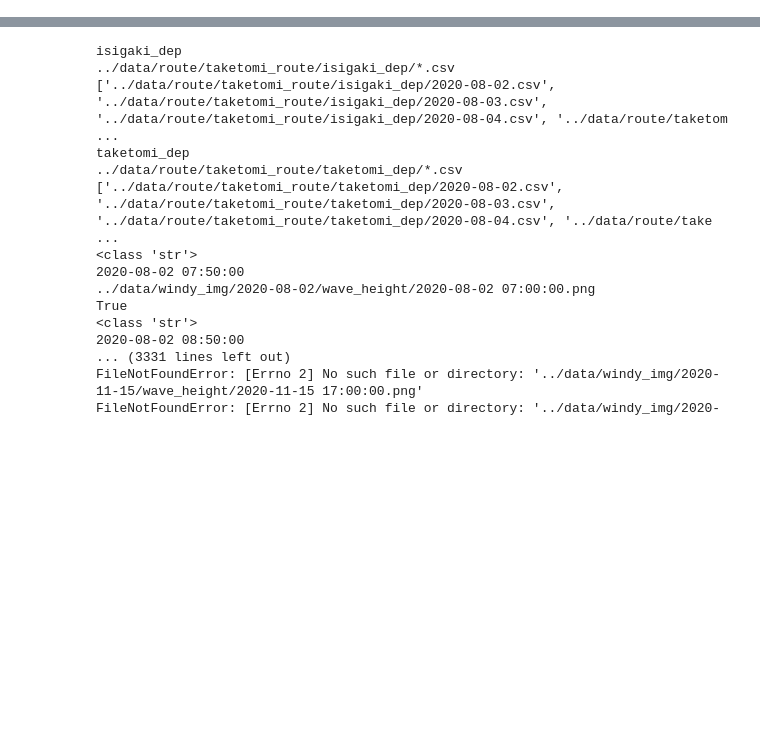
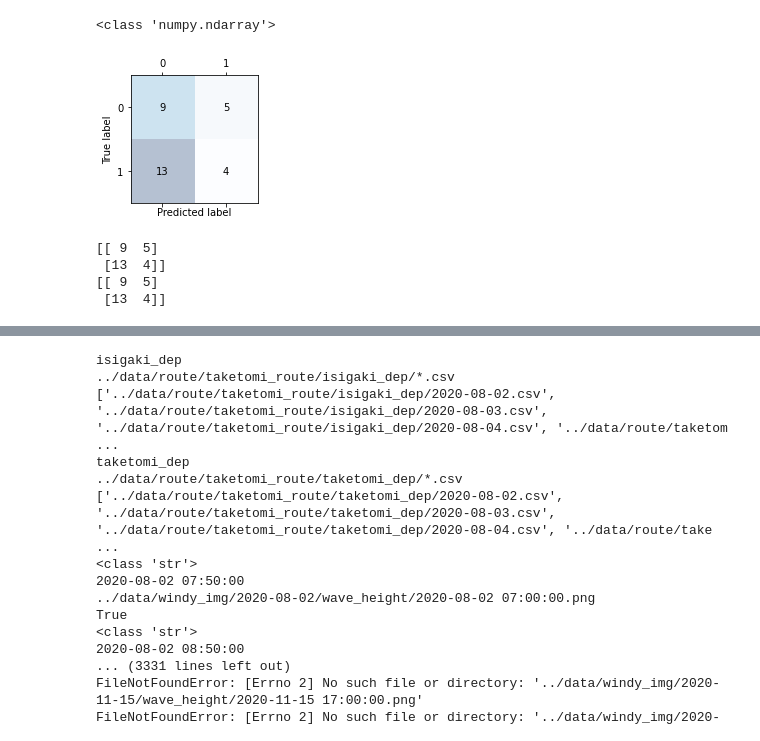
Before and after one commit to nonnn10/graduation-research, a Jupyter notebook: src/cnn_img_learning.ipynb, the cells around one changed output, grey strips where cells are left out. Drawn from its saved outputs; the diff is of its cells as text; code cells hidden in the pictures; blank space fills up the shorter version.

```diff
--- a/src/cnn_img_learning.ipynb
+++ b/src/cnn_img_learning.ipynb
@@ -586,0 +814,37 @@ Epoch 10/10
+# %%
+df.loc[11,:]
+print(type(y_pred))
+# %% [output]
+<class 'numpy.ndarray'>
+# %%
+y_test=y_test.reshape(-1)[::2]
+# %%
+#混同行列
+from sklearn.metrics import confusion_matrix
+def confm(route_name,dep,days_ago,y_pred,y_test):
+    confmat = confusion_matrix(y_true=y_test, y_pred=y_pred)
+
+
+    fig, ax = plt.subplots(figsize=(2.5, 2.5))
+    ax.matshow(confmat, cmap=plt.cm.Blues, alpha=0.3)
+    for i in range(confmat.shape[0]):
+        for j in range(confmat.shape[1]):
+            ax.text(x=j, y=i, s=confmat[i, j], va='center', ha='center')
+
+    plt.xlabel('Predicted label')
+    plt.ylabel('True label')
+
+    plt.tight_layout()
+    plt.savefig('../data/images_conf/'+route_name+'_'+dep+'_'+str(days_ago)+'.png', dpi=300)
+    plt.show()
+    print(confmat)
+
+    return confmat
+confmat = confm(route_name,dep,days_ago,y_pred,y_test)
+print(confmat)
+# %% [output]
+[figure, added]
+[[ 9  5]
+ [13  4]]
+[[ 9  5]
+ [13  4]]
```
Also changed, not shown: parts of 34 cells of this notebook, 13 other files.
